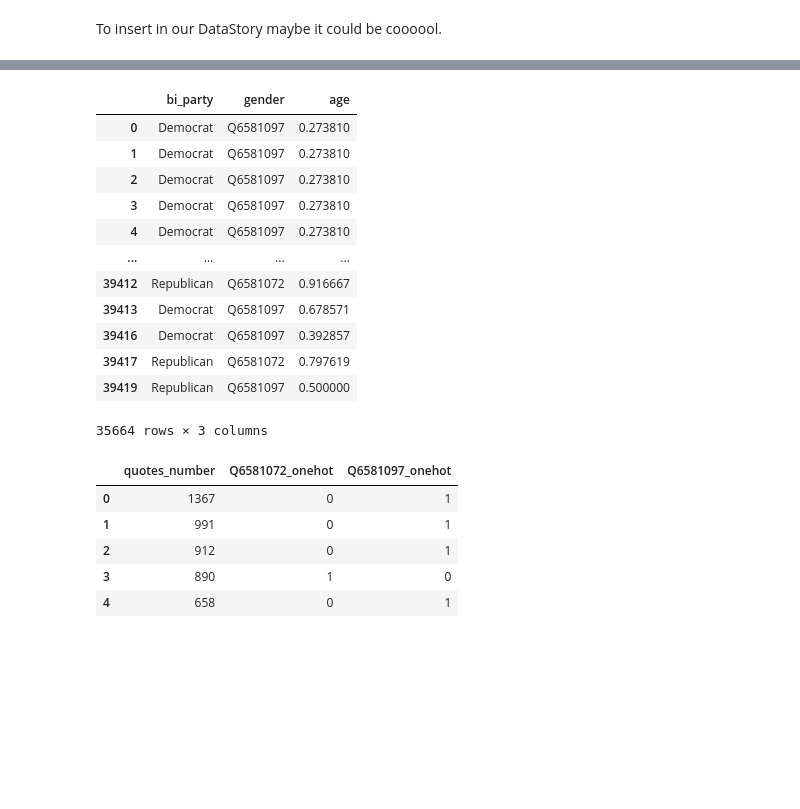
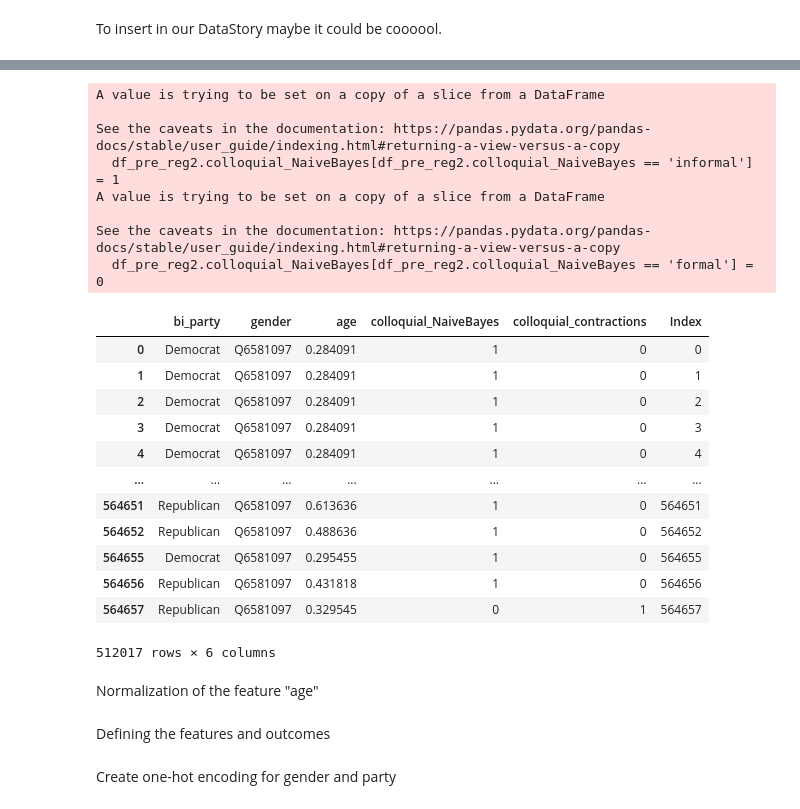
Before and after one commit to epfl-ada/ada-2021-project-adacadabra, a Jupyter notebook: ANALYSIS/03 Regression.ipynb, the cells around one changed output, grey strips where cells are left out. Drawn from its saved outputs; the diff is of its cells as text; code cells hidden in the pictures; blank space fills up the shorter version.

```diff
--- a/ANALYSIS/03 Regression.ipynb
+++ b/ANALYSIS/03 Regression.ipynb
@@ -196,0 +140,28 @@ df_pre_reg2['age'] = (df_pre_reg2['age']-df_pre_reg2['age'].min())/(df_pre_reg2[
+# %%
+df_pre_reg2.colloquial_NaiveBayes[df_pre_reg2.colloquial_NaiveBayes == 'informal'] = 1
+df_pre_reg2.colloquial_NaiveBayes[df_pre_reg2.colloquial_NaiveBayes == 'formal'] = 0
+df_pre_reg2
+# %% [output]
+A value is trying to be set on a copy of a slice from a DataFrame
+
+See the caveats in the documentation: https://pandas.pydata.org/pandas-docs/stable/user_guide/indexing.html#returning-a-view-versus-a-copy
+  df_pre_reg2.colloquial_NaiveBayes[df_pre_reg2.colloquial_NaiveBayes == 'informal'] = 1
+A value is trying to be set on a copy of a slice from a DataFrame
+
+See the caveats in the documentation: https://pandas.pydata.org/pandas-docs/stable/user_guide/indexing.html#returning-a-view-versus-a-copy
+  df_pre_reg2.colloquial_NaiveBayes[df_pre_reg2.colloquial_NaiveBayes == 'formal'] = 0
+|  | bi_party | gender | age | colloquial_NaiveBayes | colloquial_contractions | Index |
+| 0 | Democrat | Q6581097 | 0.284091 | 1 | 0 | 0 |
+| 1 | Democrat | Q6581097 | 0.284091 | 1 | 0 | 1 |
+| 2 | Democrat | Q6581097 | 0.284091 | 1 | 0 | 2 |
+| 3 | Democrat | Q6581097 | 0.284091 | 1 | 0 | 3 |
+| 4 | Democrat | Q6581097 | 0.284091 | 1 | 0 | 4 |
+| ... | ... | ... | ... | ... | ... | ... |
+| 564651 | Republican | Q6581097 | 0.613636 | 1 | 0 | 564651 |
+| 564652 | Republican | Q6581097 | 0.488636 | 1 | 0 | 564652 |
+| 564655 | Democrat | Q6581097 | 0.295455 | 1 | 0 | 564655 |
+| 564656 | Republican | Q6581097 | 0.431818 | 1 | 0 | 564656 |
+| 564657 | Republican | Q6581097 | 0.329545 | 0 | 1 | 564657 |
+512017 rows × 6 columns
+# %% [markdown]
+Normalization of the feature "age"
@@ -197,42 +170,10 @@ df_pre_reg2['age'] = (df_pre_reg2['age']-df_pre_reg2['age'].min())/(df_pre_reg2[
+# %% [markdown]
+Defining the features and outcomes
 # %%
-df_feat = df_pre_reg[['quotes_number','gender']]
-df_score = df_pre_reg['fraction']
-df_feat
-
-df_feat2 = df_pre_reg2[['bi_party','gender','age']]
-df_score2 = df_pre_reg2['colloquial']
-df_feat2
+df_feat = df_pre_reg2[['bi_party','gender','age']]
+df_score_nb = df_pre_reg2['colloquial_NaiveBayes']
+df_score_contr = df_pre_reg2['colloquial_contractions']
-# %% [output]
-|  | bi_party | gender | age |
-| 0 | Democrat | Q6581097 | 0.273810 |
-| 1 | Democrat | Q6581097 | 0.273810 |
-| 2 | Democrat | Q6581097 | 0.273810 |
-| 3 | Democrat | Q6581097 | 0.273810 |
-| 4 | Democrat | Q6581097 | 0.273810 |
-| ... | ... | ... | ... |
-| 39412 | Republican | Q6581072 | 0.916667 |
-| 39413 | Democrat | Q6581097 | 0.678571 |
-| 39416 | Democrat | Q6581097 | 0.392857 |
-| 39417 | Republican | Q6581072 | 0.797619 |
-| 39419 | Republican | Q6581097 | 0.500000 |
-35664 rows × 3 columns
-# %%
-#One-Hot Encoding to represent categorical variables as binary vectors
-onehot = pd.get_dummies(df_feat['gender']).add_suffix('_onehot')
-df_feat_os=pd.merge(df_feat,
-             onehot,
-             left_index=True,
-             right_index=True)
-
-df_feat_os.drop('gender', axis=1, inplace=True)
-#check of the operation
-df_feat_os.head()
-# %% [output]
-|  | quotes_number | Q6581072_onehot | Q6581097_onehot |
-| 0 | 1367 | 0 | 1 |
-| 1 | 991 | 0 | 1 |
-| 2 | 912 | 0 | 1 |
-| 3 | 890 | 1 | 0 |
-| 4 | 658 | 0 | 1 |
+# %% [markdown]
+Create one-hot encoding for gender and party
 # %%
 #One-Hot Encoding to represent categorical variables as binary vectors
```
Also changed, not shown: parts of 27 cells of this notebook.
